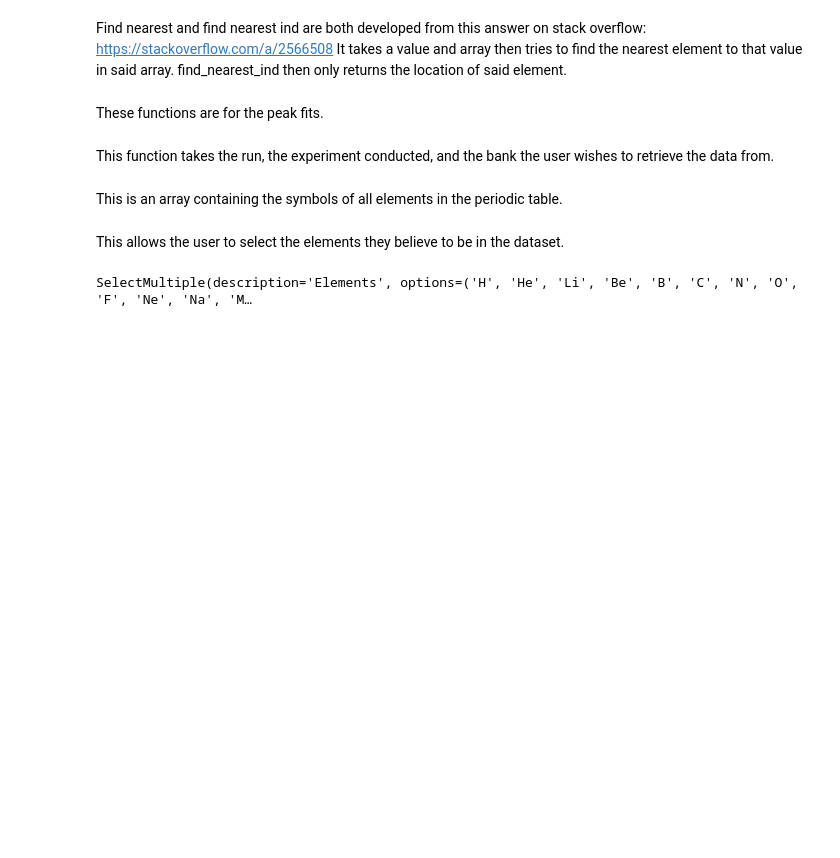
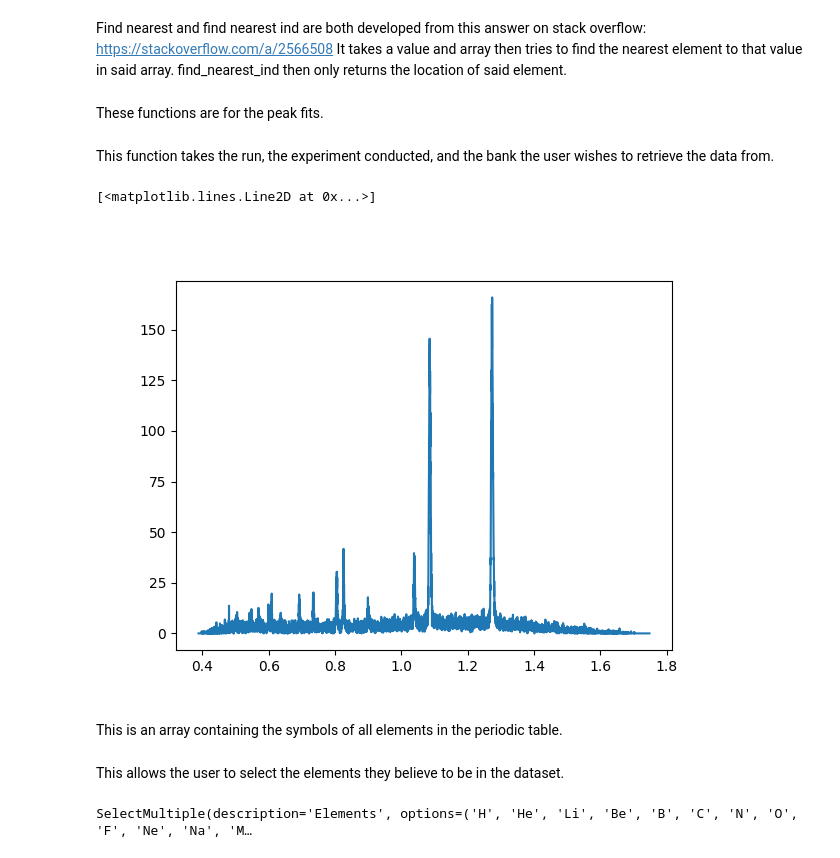
Before and after one commit to KwakuMintah/Data_Analysis_EX, a Jupyter notebook: Misc/Manual_Peak_Fits.ipynb, the cells around one changed output. Saved outputs shown, nothing was run; the diff lists cells and outputs as text; code cells hidden in the pictures; blank space fills up the shorter version.

```diff
--- a/Misc/Manual_Peak_Fits.ipynb
+++ b/Misc/Manual_Peak_Fits.ipynb
@@ -275,3 +350,9 @@ def fileSearch(run,exp,bank):
+# %%
+fig,ax = plt.subplots(1)
+ax.plot(x,y)
+# %% [output]
+[<matplotlib.lines.Line2D at 0x...>]
+[figure, added]
 # %% [markdown]
 This is an array containing the symbols of all elements in the periodic table.
 # %%
```
Also changed, not shown: parts of 8 cells of this notebook.
